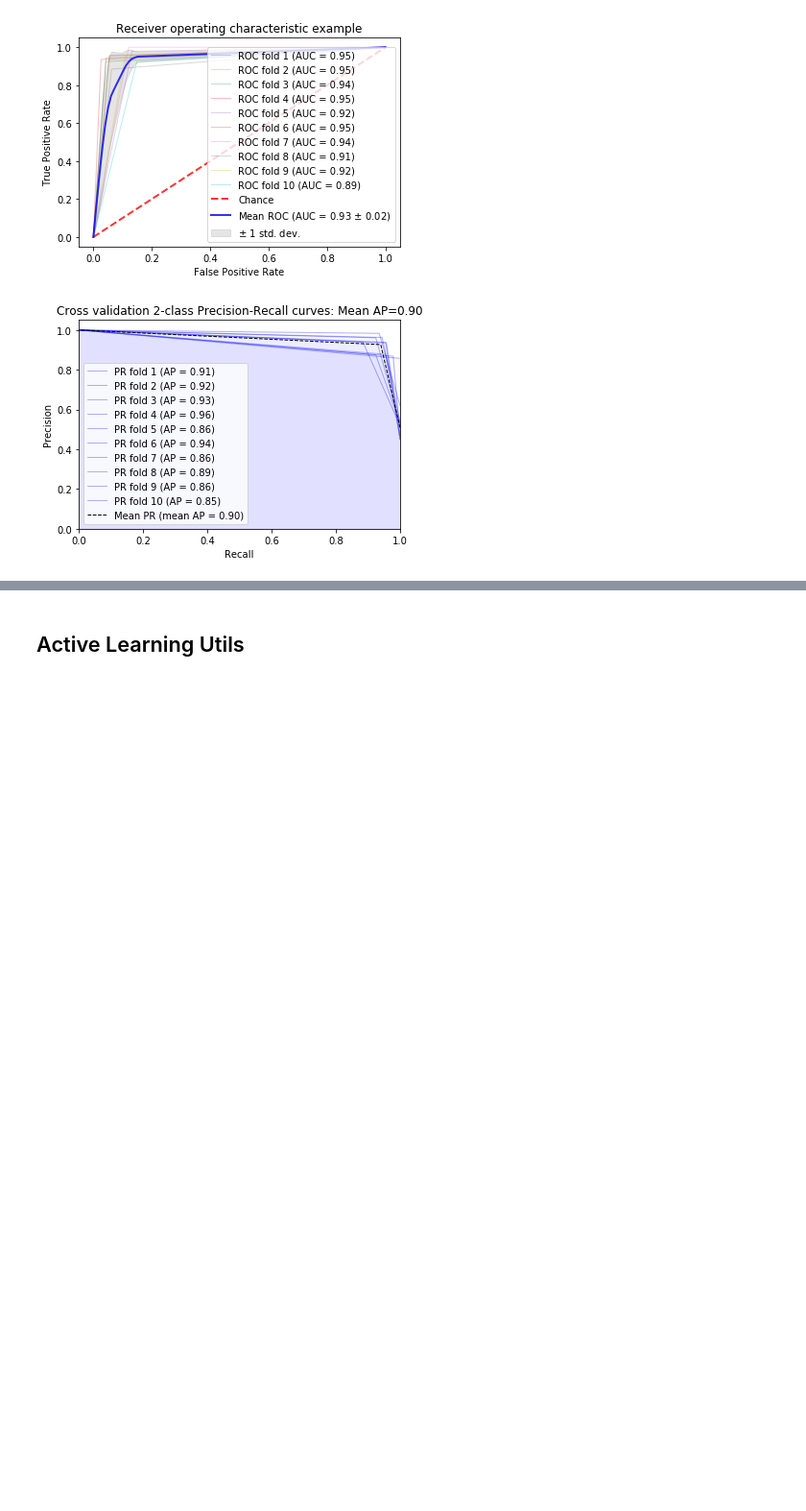
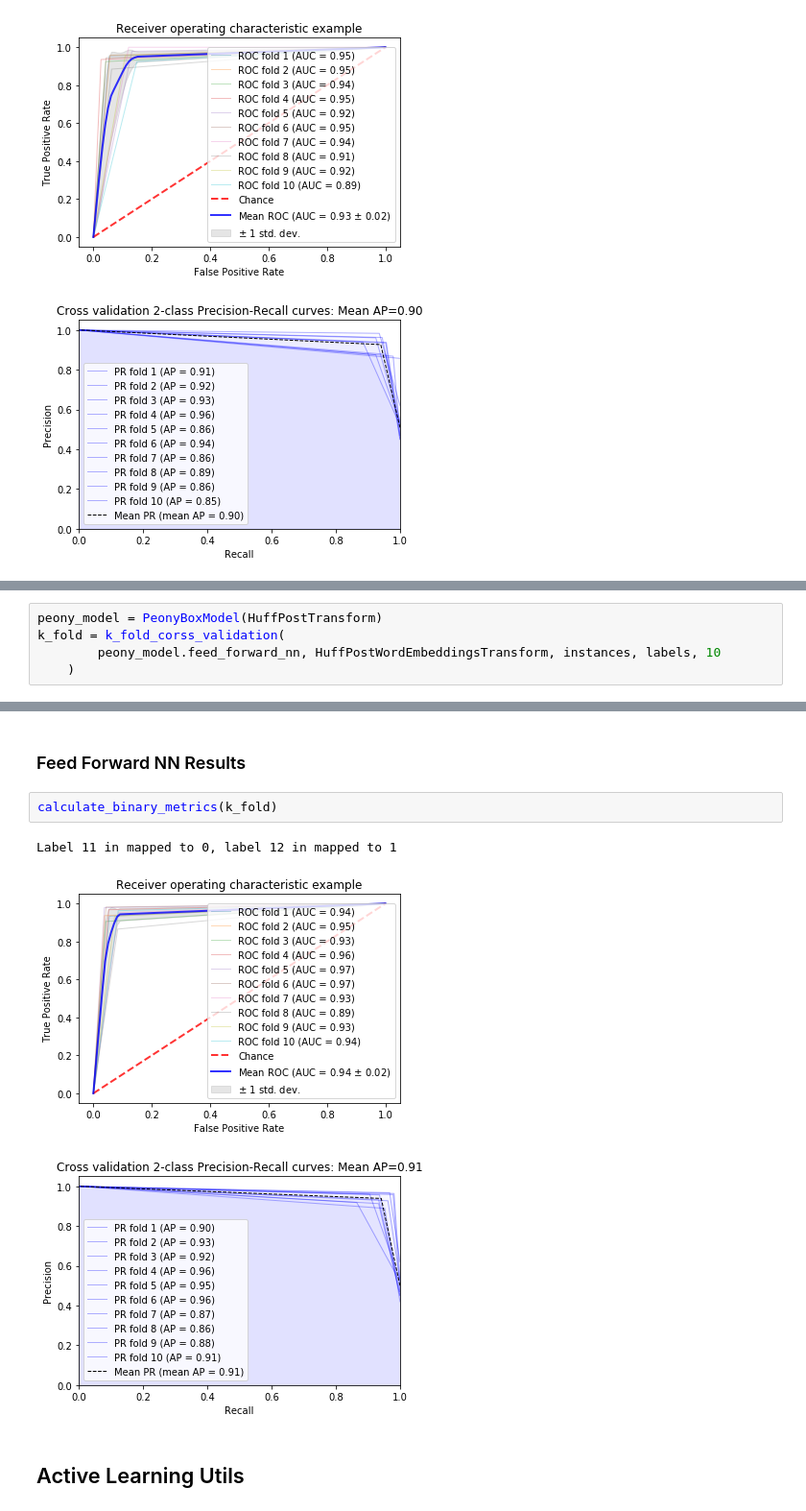
Before and after one commit to sahanmar/Peony, a Jupyter notebook: Peony_project/showcase/showcase_peony_project_basic_functions.ipynb, the cells around one changed output, grey strips where cells are left out. Shown at 96% size. Drawn from its saved outputs; the diff is of its cells as text; blank space fills up the shorter version.

```diff
--- a/Peony_project/showcase/showcase_peony_project_basic_functions.ipynb
+++ b/Peony_project/showcase/showcase_peony_project_basic_functions.ipynb
@@ -123,0 +180,5 @@ Label 11 in mapped to 0, label 12 in mapped to 1
+# %%
+peony_model = PeonyBoxModel(HuffPostTransform)
+k_fold = k_fold_corss_validation(
+        peony_model.feed_forward_nn, HuffPostWordEmbeddingsTransform, instances, labels, 10
+    )
@@ -124,3 +199,11 @@ Label 11 in mapped to 0, label 12 in mapped to 1
+# %% [markdown]
+### Feed Forward NN Results
+# %%
+calculate_binary_metrics(k_fold)
+# %% [output]
+Label 11 in mapped to 0, label 12 in mapped to 1
+[figure, added]
+[figure, added]
 # %% [markdown]
 ## Active Learning Utils
 # %% [markdown]
```
Also changed, not shown: parts of 17 cells of this notebook, 7 other files.
